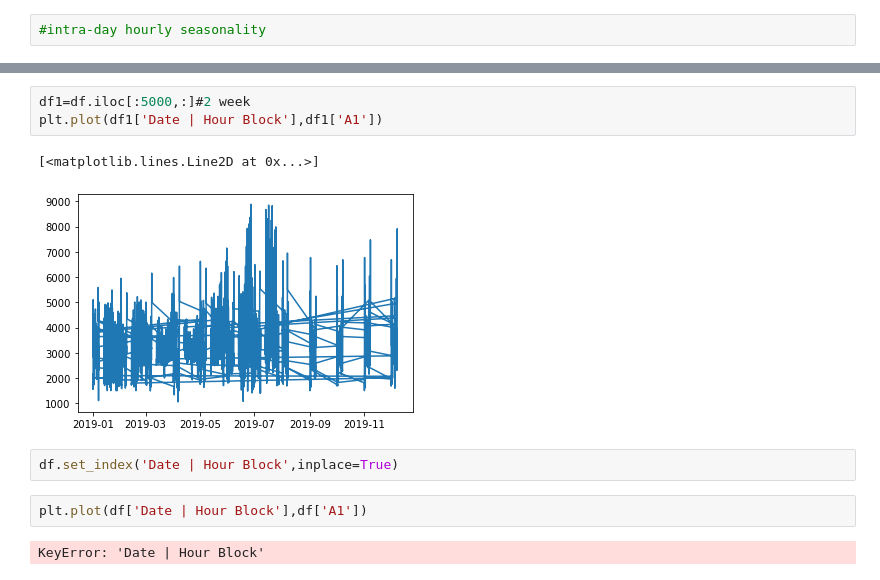
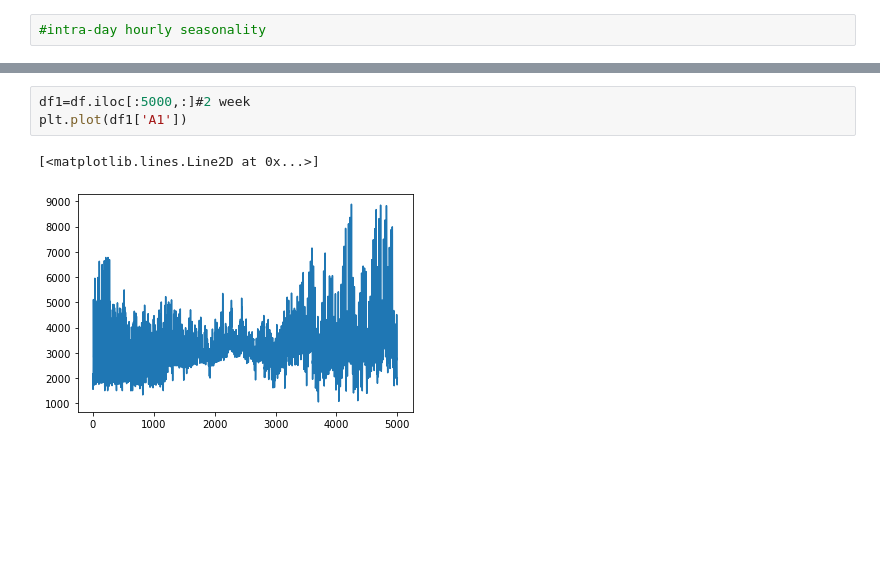
Before and after one commit to amit786ola/THESIS, a Jupyter notebook: IEX.ipynb, the cells around one changed output, grey strips where cells are left out. Saved outputs shown, nothing was run; the diff lists cells and outputs as text; blank space fills up the shorter version.

```diff
--- a/IEX.ipynb
+++ b/IEX.ipynb
@@ -74,12 +93,6 @@ plt.plot(df1['Date | Hour Block'],df1['A1'])
 # %%
 df1=df.iloc[:5000,:]#2 week
-plt.plot(df1['Date | Hour Block'],df1['A1'])
+plt.plot(df1['A1'])
 # %% [output]
 [<matplotlib.lines.Line2D at 0x...>]
-[figure, old version]
+[figure, new version]
-# %%
-df.set_index('Date | Hour Block',inplace=True)
-# %%
-plt.plot(df['Date | Hour Block'],df['A1'])
-# %% [output]
-KeyError: 'Date | Hour Block'
```
Also changed, not shown: parts of 7 cells of this notebook.
